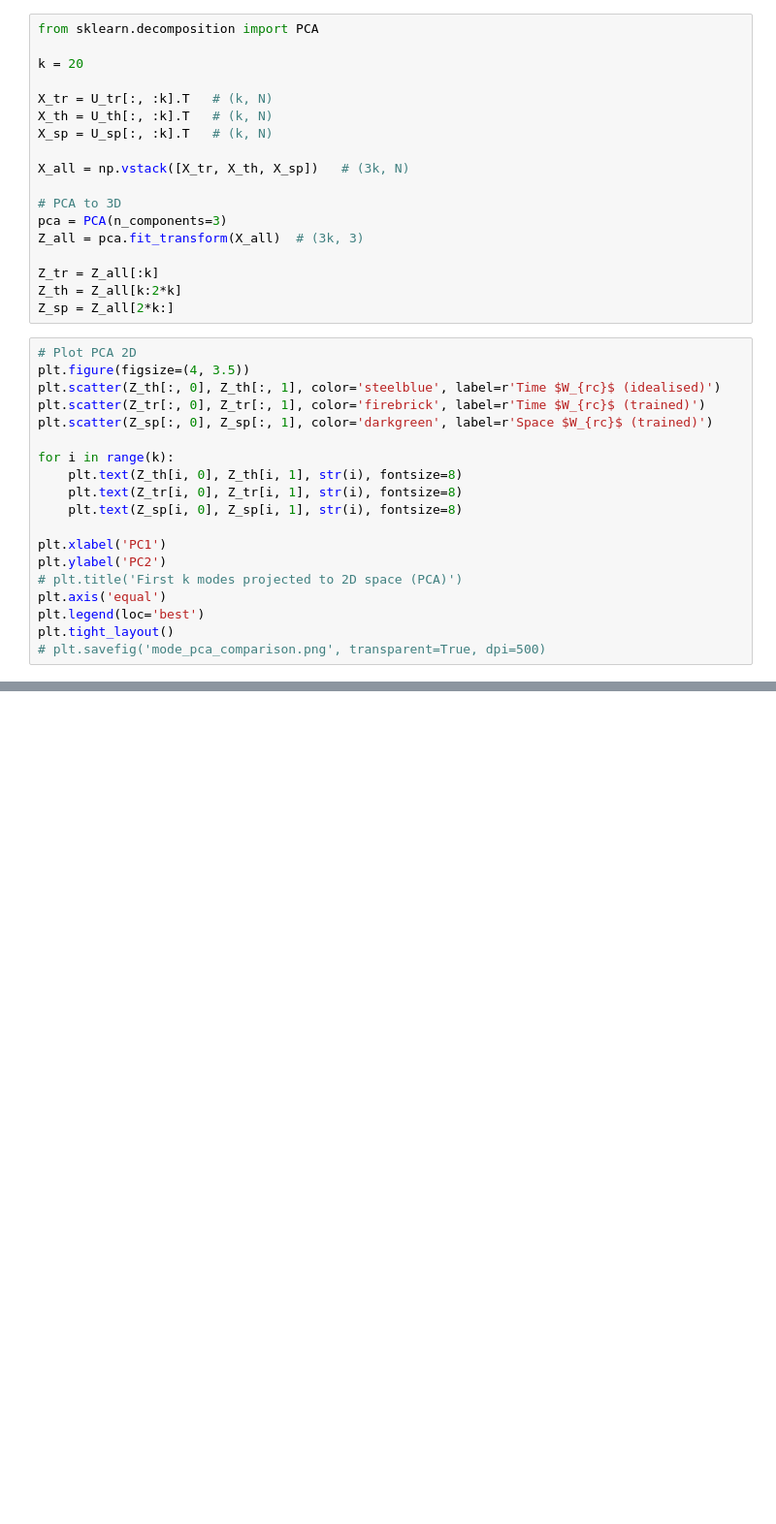
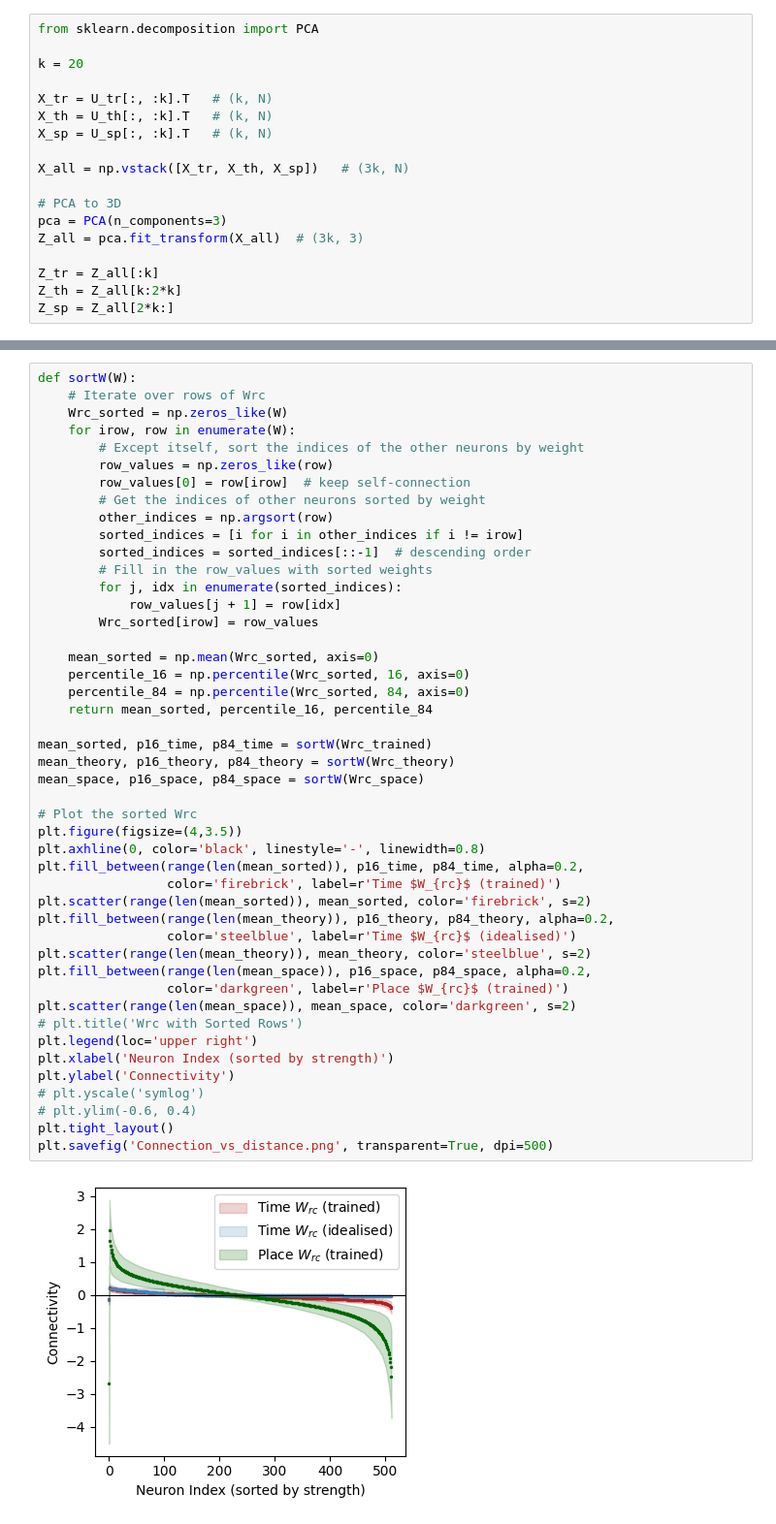
Before and after one commit to qrsyu/STCell, a Jupyter notebook: code/theory_exp/test_RNN.ipynb, the cells around one changed output, grey strips where cells are left out. Shown at 97% size. Cells and saved outputs as stored; diff of their text form; blank space fills up the shorter version.

```diff
--- a/code/theory_exp/test_RNN.ipynb
+++ b/code/theory_exp/test_RNN.ipynb
@@ -403,22 +310,3 @@ Z_all = pca.fit_transform(X_all)  # (3k, 3)
 Z_tr = Z_all[:k]
 Z_th = Z_all[k:2*k]
 Z_sp = Z_all[2*k:]
-# %%
-# Plot PCA 2D
-plt.figure(figsize=(4, 3.5))
-plt.scatter(Z_th[:, 0], Z_th[:, 1], color='steelblue', label=r'Time $W_{rc}$ (idealised)')
-plt.scatter(Z_tr[:, 0], Z_tr[:, 1], color='firebrick', label=r'Time $W_{rc}$ (trained)')
-plt.scatter(Z_sp[:, 0], Z_sp[:, 1], color='darkgreen', label=r'Space $W_{rc}$ (trained)')
-
-for i in range(k):
-    plt.text(Z_th[i, 0], Z_th[i, 1], str(i), fontsize=8)
-    plt.text(Z_tr[i, 0], Z_tr[i, 1], str(i), fontsize=8)
-    plt.text(Z_sp[i, 0], Z_sp[i, 1], str(i), fontsize=8)
-
-plt.xlabel('PC1')
-plt.ylabel('PC2')
-# plt.title('First k modes projected to 2D space (PCA)')
-plt.axis('equal')
-plt.legend(loc='best')
-plt.tight_layout()
-# plt.savefig('mode_pca_comparison.png', transparent=True, dpi=500)
@@ -454,0 +341,48 @@ plt.savefig('tsne.png', transparent=True, dpi=500)
+# %%
+def sortW(W):
+    # Iterate over rows of Wrc
+    Wrc_sorted = np.zeros_like(W)
+    for irow, row in enumerate(W):
+        # Except itself, sort the indices of the other neurons by weight
+        row_values = np.zeros_like(row)
+        row_values[0] = row[irow]  # keep self-connection
+        # Get the indices of other neurons sorted by weight
+        other_indices = np.argsort(row)
+        sorted_indices = [i for i in other_indices if i != irow]
+        sorted_indices = sorted_indices[::-1]  # descending order
+        # Fill in the row_values with sorted weights
+        for j, idx in enumerate(sorted_indices):
+            row_values[j + 1] = row[idx]
+        Wrc_sorted[irow] = row_values
+
+    mean_sorted = np.mean(Wrc_sorted, axis=0)
+    percentile_16 = np.percentile(Wrc_sorted, 16, axis=0)
+    percentile_84 = np.percentile(Wrc_sorted, 84, axis=0)
+    return mean_sorted, percentile_16, percentile_84
+
+mean_sorted, p16_time, p84_time = sortW(Wrc_trained)
+mean_theory, p16_theory, p84_theory = sortW(Wrc_theory)
+mean_space, p16_space, p84_space = sortW(Wrc_space)
+
+# Plot the sorted Wrc
+plt.figure(figsize=(4,3.5))
+plt.axhline(0, color='black', linestyle='-', linewidth=0.8)
+plt.fill_between(range(len(mean_sorted)), p16_time, p84_time, alpha=0.2,
+                 color='firebrick', label=r'Time $W_{rc}$ (trained)')
+plt.scatter(range(len(mean_sorted)), mean_sorted, color='firebrick', s=2)
+plt.fill_between(range(len(mean_theory)), p16_theory, p84_theory, alpha=0.2,
+                 color='steelblue', label=r'Time $W_{rc}$ (idealised)')
+plt.scatter(range(len(mean_theory)), mean_theory, color='steelblue', s=2)
+plt.fill_between(range(len(mean_space)), p16_space, p84_space, alpha=0.2,
+                 color='darkgreen', label=r'Place $W_{rc}$ (trained)')
+plt.scatter(range(len(mean_space)), mean_space, color='darkgreen', s=2)
+# plt.title('Wrc with Sorted Rows')
+plt.legend(loc='upper right')
+plt.xlabel('Neuron Index (sorted by strength)')
+plt.ylabel('Connectivity')
+# plt.yscale('symlog')
+# plt.ylim(-0.6, 0.4)
+plt.tight_layout()
+plt.savefig('Connection_vs_distance.png', transparent=True, dpi=500)
+# %% [output]
+[figure, added]
```
Also changed, not shown: parts of 12 cells of this notebook, 18 other files.
